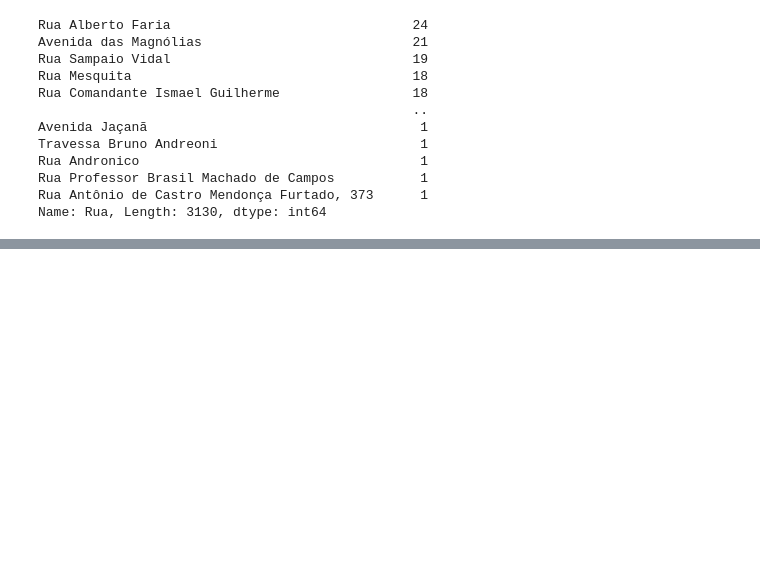
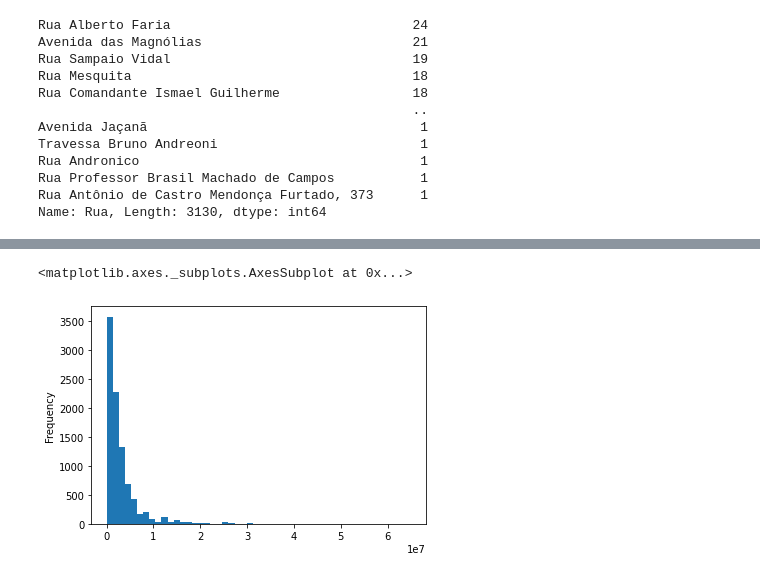
Before and after one commit to wnbrandao/wnbrandao, a Jupyter notebook: Imersão_Alura.ipynb, the cells around one changed output, grey strips where cells are left out. Saved outputs shown, nothing was run; the diff lists cells and outputs as text; code cells hidden in the pictures; blank space fills up the shorter version.

```diff
--- a/Imersão_Alura.ipynb
+++ b/Imersão_Alura.ipynb
@@ -163,0 +235,3 @@ bairros_sem_rua
+# %%
+dados_vendas = dados[dados["Tipo_anuncio"].isnull()]
+dados
@@ -163,0 +252,3 @@ bairros_sem_rua
+# %%
+dados_vendas["Valor_anuncio_float"] = dados_vendas["Valor_anuncio"].str.replace(".","").astype(float)
+dados_vendas
@@ -163,0 +274,5 @@ bairros_sem_rua
+# %%
+dados_vendas["Valor_anuncio_float"].plot.hist(bins=50)
+# %% [output]
+<matplotlib.axes._subplots.AxesSubplot at 0x...>
+[figure, added]
```
Also changed, not shown: parts of 19 cells of this notebook.
